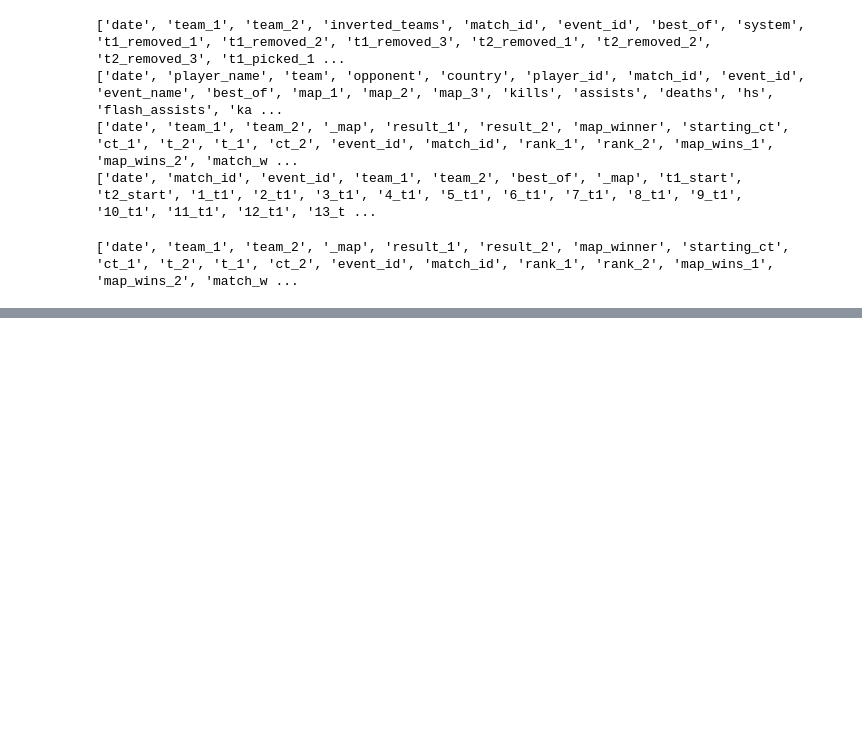
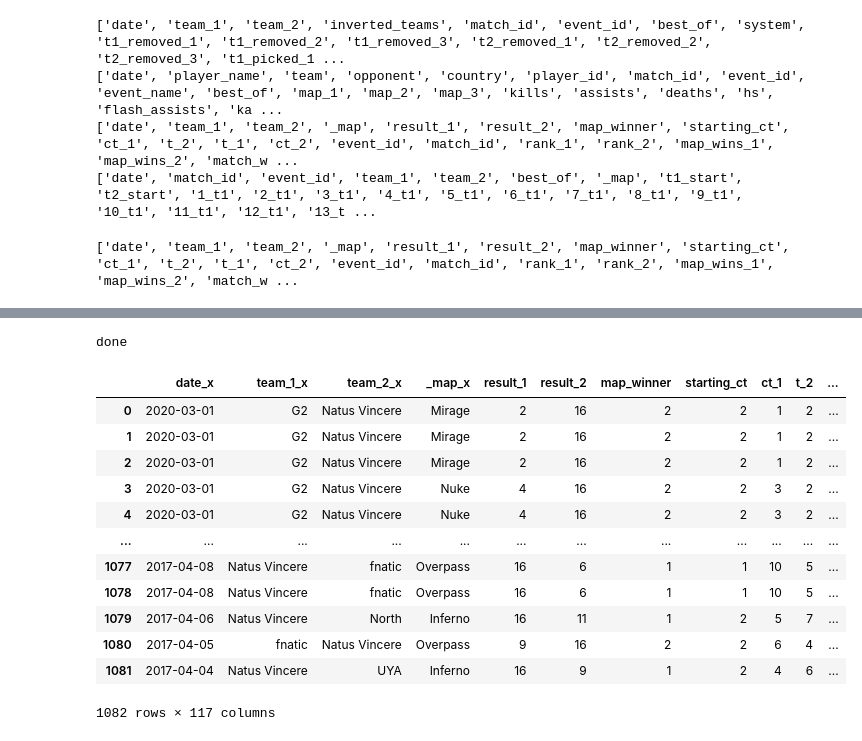
Before and after one commit to MasterShakezula/ML-CSGO-Winner-Prediction, a Jupyter notebook: CSGO Winner Prediction.ipynb, the cells around one changed output, grey strips where cells are left out. Cells and saved outputs as stored; diff of their text form; code cells hidden in the pictures; blank space fills up the shorter version.

```diff
--- a/CSGO Winner Prediction.ipynb
+++ b/CSGO Winner Prediction.ipynb
@@ -150 +145,26 @@ data_pool
  ...]
+# %%
+df1 = pd.read_csv('natus_vincere_results.csv')
+df2 = pd.read_csv('natus_vincere_economy.csv')
+print("done")
+# %% [output]
+done
+# %%
+df_merged = pd.merge(df1, df2, on = 'match_id', how='inner')
+#merge economy and results together based on rows sharing the same match id (meaning, this is the corresponding game being played)
+# %%
+df_merged
+# %% [output]
+|  | date_x | team_1_x | team_2_x | _map_x | result_1 | result_2 | map_winner | starting_ct | ct_1 | t_2 | ... |
+| 0 | 2020-03-01 | G2 | Natus Vincere | Mirage | 2 | 16 | 2 | 2 | 1 | 2 | ... |
+| 1 | 2020-03-01 | G2 | Natus Vincere | Mirage | 2 | 16 | 2 | 2 | 1 | 2 | ... |
+| 2 | 2020-03-01 | G2 | Natus Vincere | Mirage | 2 | 16 | 2 | 2 | 1 | 2 | ... |
+| 3 | 2020-03-01 | G2 | Natus Vincere | Nuke | 4 | 16 | 2 | 2 | 3 | 2 | ... |
+| 4 | 2020-03-01 | G2 | Natus Vincere | Nuke | 4 | 16 | 2 | 2 | 3 | 2 | ... |
+| ... | ... | ... | ... | ... | ... | ... | ... | ... | ... | ... | ... |
+| 1077 | 2017-04-08 | Natus Vincere | fnatic | Overpass | 16 | 6 | 1 | 1 | 10 | 5 | ... |
+| 1078 | 2017-04-08 | Natus Vincere | fnatic | Overpass | 16 | 6 | 1 | 1 | 10 | 5 | ... |
+| 1079 | 2017-04-06 | Natus Vincere | North | Inferno | 16 | 11 | 1 | 2 | 5 | 7 | ... |
+| 1080 | 2017-04-05 | fnatic | Natus Vincere | Overpass | 9 | 16 | 2 | 2 | 6 | 4 | ... |
+| 1081 | 2017-04-04 | Natus Vincere | UYA | Inferno | 16 | 9 | 1 | 2 | 4 | 6 | ... |
+1082 rows × 117 columns
```
Also changed, not shown: parts of 3 cells of this notebook, 1 other file.
